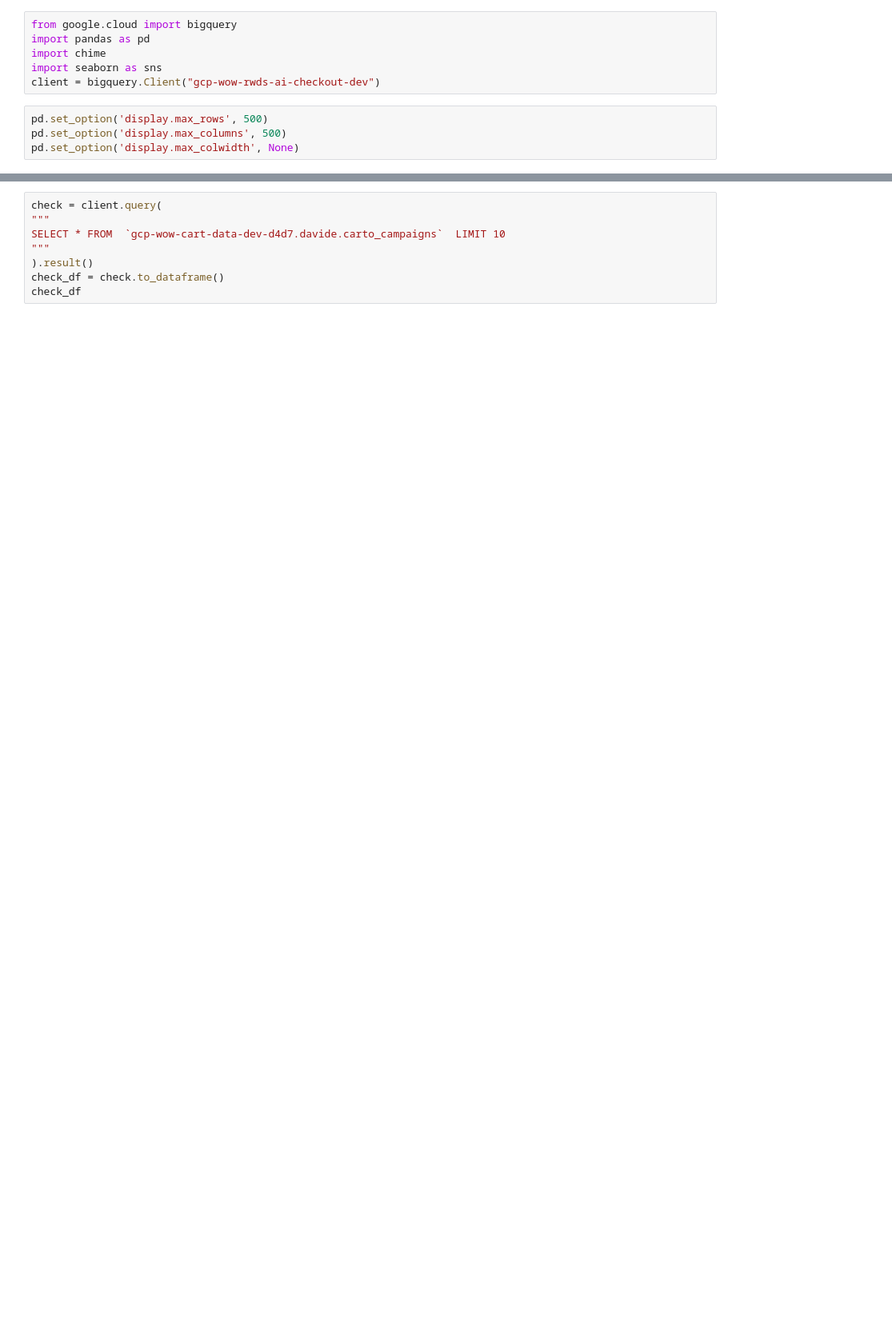
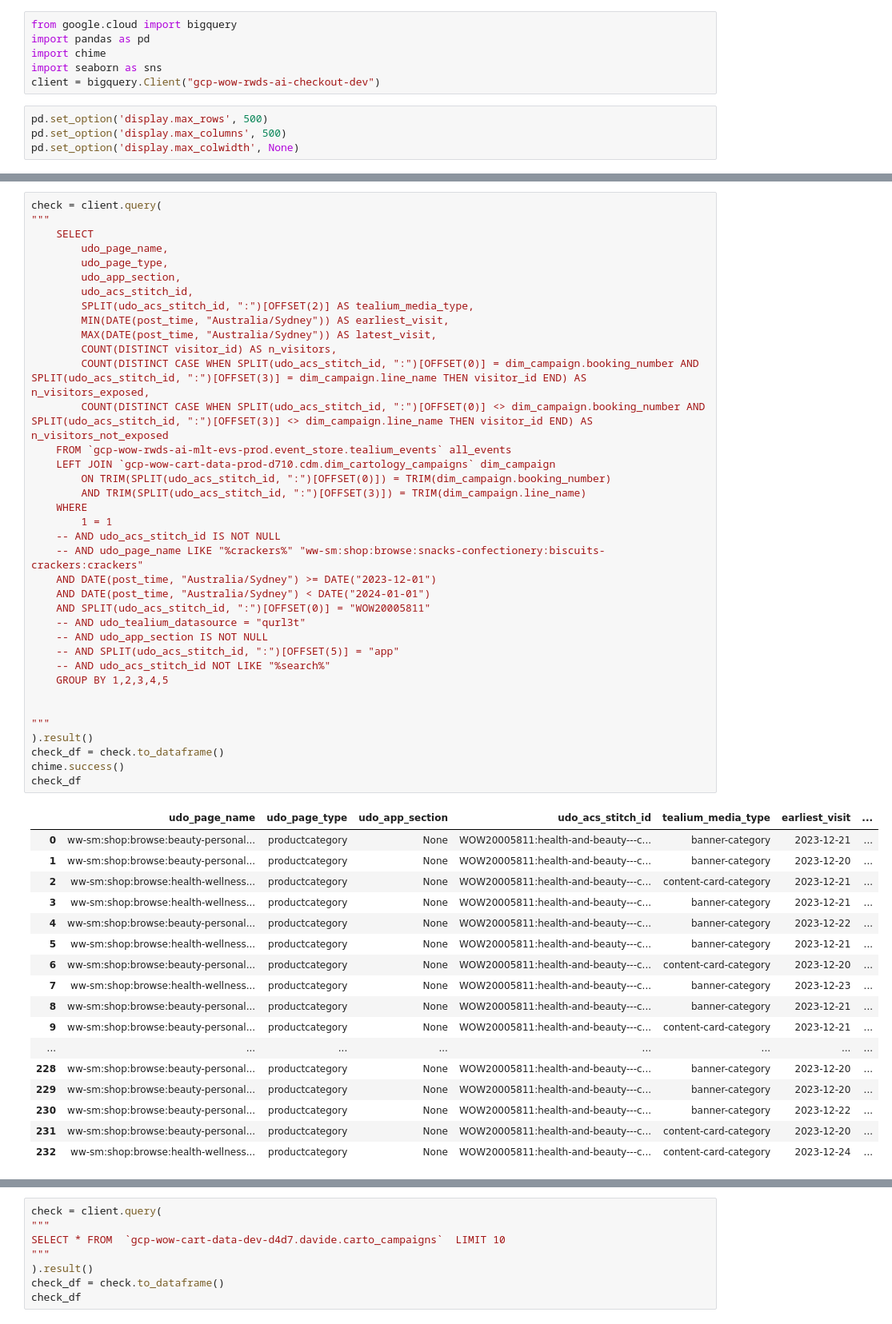
Before and after one commit to davelorino1/Cartology, a Jupyter notebook: Incrementality/DX Search Term Test Control Method.ipynb, the cells around one changed output, grey strips where cells are left out. Shown at 80% size. Drawn from its saved outputs; the diff is of its cells as text; blank space fills up the shorter version.

```diff
--- a/Incrementality/DX Search Term Test Control Method.ipynb
+++ b/Incrementality/DX Search Term Test Control Method.ipynb
@@ -221,0 +581,55 @@ check_df
+# %%
+check = client.query(
+"""
+    SELECT
+        udo_page_name,
+        udo_page_type,
+        udo_app_section,
+        udo_acs_stitch_id,
+        SPLIT(udo_acs_stitch_id, ":")[OFFSET(2)] AS tealium_media_type,
+        MIN(DATE(post_time, "Australia/Sydney")) AS earliest_visit,
+        MAX(DATE(post_time, "Australia/Sydney")) AS latest_visit,
+        COUNT(DISTINCT visitor_id) AS n_visitors,
+        COUNT(DISTINCT CASE WHEN SPLIT(udo_acs_stitch_id, ":")[OFFSET(0)] = dim_campaign.booking_number AND SPLIT(udo_acs_stitch_id, ":")[OFFSET(3)] = dim_campaign.line_name THEN visitor_id END) AS n_visitors_exposed,
+        COUNT(DISTINCT CASE WHEN SPLIT(udo_acs_stitch_id, ":")[OFFSET(0)] <> dim_campaign.booking_number AND SPLIT(udo_acs_stitch_id, ":")[OFFSET(3)] <> dim_campaign.line_name THEN visitor_id END) AS n_visitors_not_exposed
+    FROM `gcp-wow-rwds-ai-mlt-evs-prod.event_store.tealium_events` all_events
+    LEFT JOIN `gcp-wow-cart-data-prod-d710.cdm.dim_cartology_campaigns` dim_campaign
+        ON TRIM(SPLIT(udo_acs_stitch_id, ":")[OFFSET(0)]) = TRIM(dim_campaign.booking_number)
+        AND TRIM(SPLIT(udo_acs_stitch_id, ":")[OFFSET(3)]) = TRIM(dim_campaign.line_name)
+    WHERE
+        1 = 1
+    -- AND udo_acs_stitch_id IS NOT NULL
+    -- AND udo_page_name LIKE "%crackers%" "ww-sm:shop:browse:snacks-confectionery:biscuits-crackers:crackers"
+    AND DATE(post_time, "Australia/Sydney") >= DATE("2023-12-01")
+    AND DATE(post_time, "Australia/Sydney") < DATE("2024-01-01")
+    AND SPLIT(udo_acs_stitch_id, ":")[OFFSET(0)] = "WOW20005811"
+    -- AND udo_tealium_datasource = "qurl3t"
+    -- AND udo_app_section IS NOT NULL
+    -- AND SPLIT(udo_acs_stitch_id, ":")[OFFSET(5)] = "app"
+    -- AND udo_acs_stitch_id NOT LIKE "%search%"
+    GROUP BY 1,2,3,4,5
+
+
+"""
+).result()
+check_df = check.to_dataframe()
+chime.success()
+check_df
+# %% [output]
+|  | udo_page_name | udo_page_type | udo_app_section | udo_acs_stitch_id | tealium_media_type | earliest_visit | ... |
+| 0 | ww-sm:shop:browse:beauty-personal... | productcategory | None | WOW20005811:health-and-beauty---c... | banner-category | 2023-12-21 | ... |
+| 1 | ww-sm:shop:browse:beauty-personal... | productcategory | None | WOW20005811:health-and-beauty---c... | banner-category | 2023-12-20 | ... |
+| 2 | ww-sm:shop:browse:health-wellness... | productcategory | None | WOW20005811:health-and-beauty---c... | content-card-category | 2023-12-21 | ... |
+| 3 | ww-sm:shop:browse:health-wellness... | productcategory | None | WOW20005811:health-and-beauty---c... | banner-category | 2023-12-21 | ... |
+| 4 | ww-sm:shop:browse:beauty-personal... | productcategory | None | WOW20005811:health-and-beauty---c... | banner-category | 2023-12-22 | ... |
+| 5 | ww-sm:shop:browse:health-wellness... | productcategory | None | WOW20005811:health-and-beauty---c... | banner-category | 2023-12-21 | ... |
+| 6 | ww-sm:shop:browse:beauty-personal... | productcategory | None | WOW20005811:health-and-beauty---c... | content-card-category | 2023-12-20 | ... |
+| 7 | ww-sm:shop:browse:health-wellness... | productcategory | None | WOW20005811:health-and-beauty---c... | banner-category | 2023-12-23 | ... |
+| 8 | ww-sm:shop:browse:beauty-personal... | productcategory | None | WOW20005811:health-and-beauty---c... | banner-category | 2023-12-21 | ... |
+| 9 | ww-sm:shop:browse:beauty-personal... | productcategory | None | WOW20005811:health-and-beauty---c... | content-card-category | 2023-12-21 | ... |
+| ... | ... | ... | ... | ... | ... | ... | ... |
+| 228 | ww-sm:shop:browse:beauty-personal... | productcategory | None | WOW20005811:health-and-beauty---c... | banner-category | 2023-12-20 | ... |
+| 229 | ww-sm:shop:browse:beauty-personal... | productcategory | None | WOW20005811:health-and-beauty---c... | banner-category | 2023-12-20 | ... |
+| 230 | ww-sm:shop:browse:beauty-personal... | productcategory | None | WOW20005811:health-and-beauty---c... | banner-category | 2023-12-22 | ... |
+| 231 | ww-sm:shop:browse:beauty-personal... | productcategory | None | WOW20005811:health-and-beauty---c... | content-card-category | 2023-12-20 | ... |
+| 232 | ww-sm:shop:browse:health-wellness... | productcategory | None | WOW20005811:health-and-beauty---c... | content-card-category | 2023-12-24 | ... |
```
Also changed, not shown: parts of 11 cells of this notebook, 25 other files.
